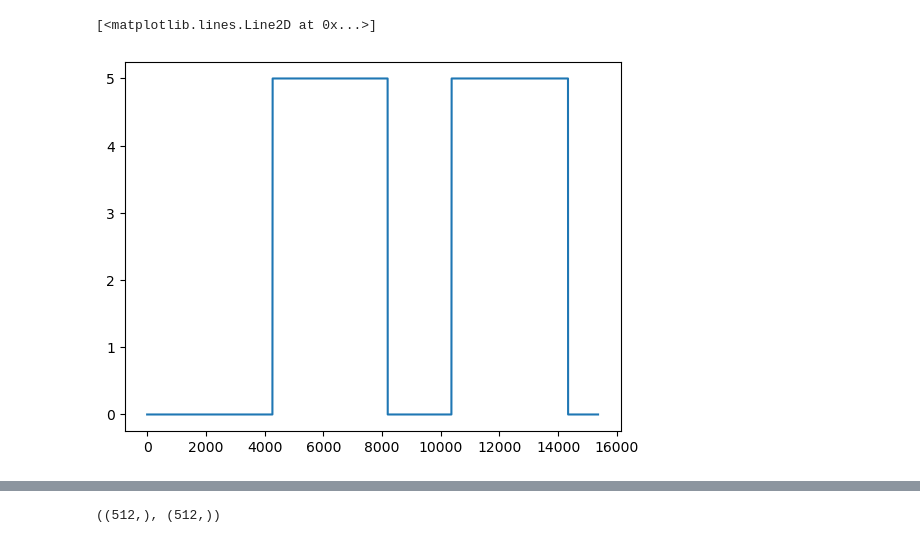
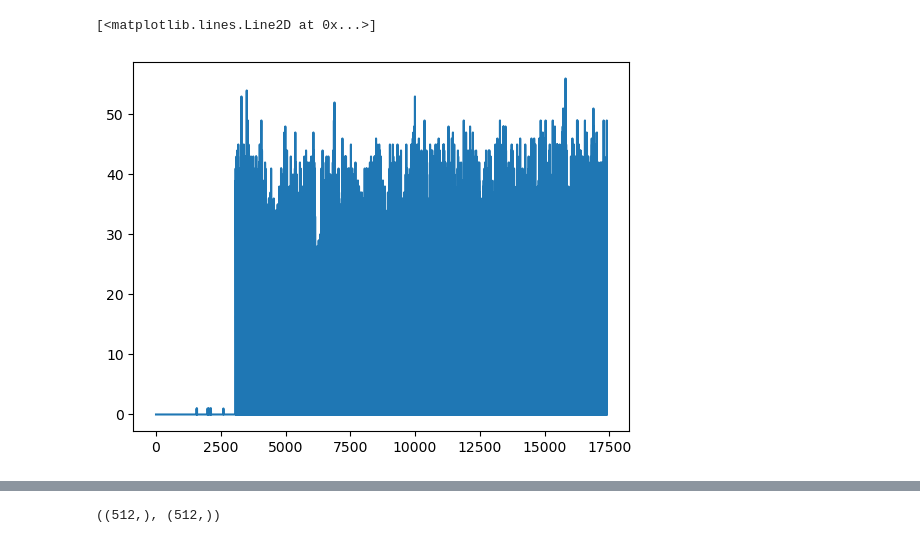
Before and after one commit to lusee-night/uncrater, a Jupyter notebook: calib_test.ipynb, the cells around one changed output, grey strips where cells are left out. Saved outputs shown, nothing was run; the diff lists cells and outputs as text; code cells hidden in the pictures.

```diff
--- a/calib_test.ipynb
+++ b/calib_test.ipynb
@@ -212,8 +220,8 @@ plt.plot(C.cd_drift,C.cd_snr1,'b.')
 # %%
-plt.plot(C.cd_have_lock)
+plt.plot(C.cd_have_lock[5])
 # %% [output]
 [<matplotlib.lines.Line2D at 0x...>]
-[figure, old version]
+[figure, new version]
 # %%
 #plt.plot(Cd.cd_snr1[200:])
 plt.plot(C.cd_powertop1[200:]/C.cd_powerbot1[200:], C.cd_snr1[200:],'b.')
```
Also changed, not shown: parts of 35 cells of this notebook, 9 other files.
